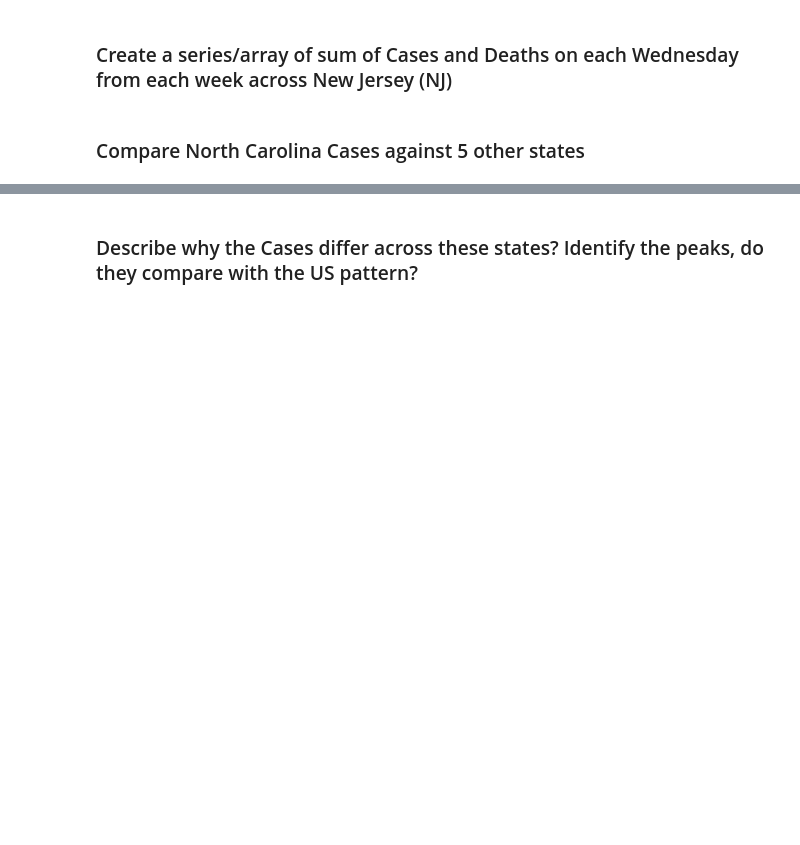
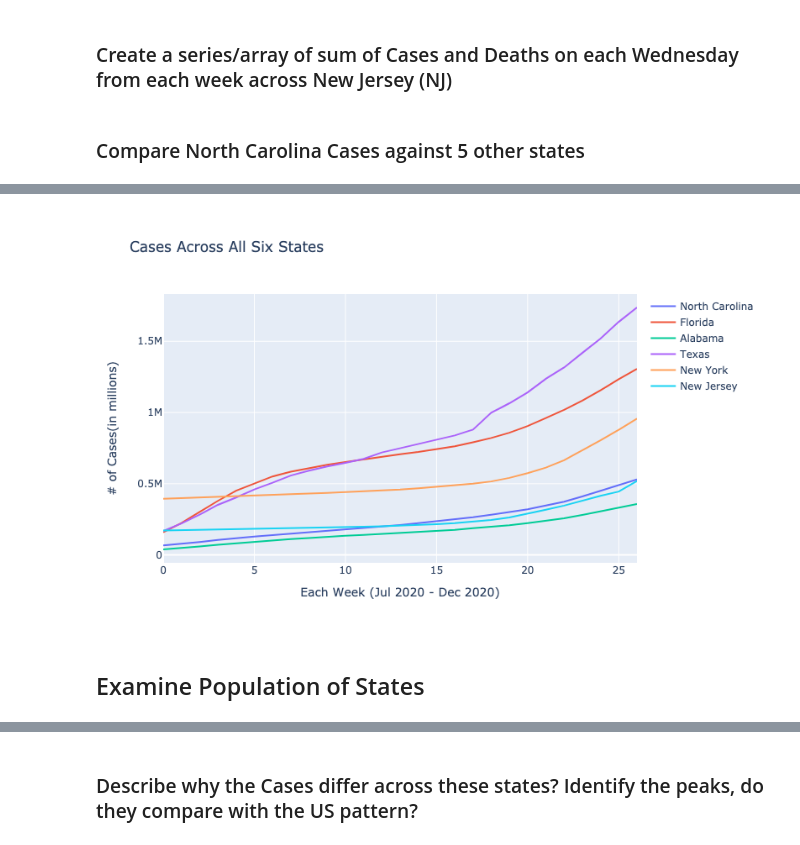
Before and after one commit to usman-z/CSC_405, a Jupyter notebook: UZ/Project Stage II/Usman Zia.ipynb, the cells around one changed output, grey strips where cells are left out. Cells and saved outputs as stored; diff of their text form; code cells hidden in the pictures; blank space fills up the shorter version.

```diff
--- a/UZ/Project Stage II/Usman Zia.ipynb
+++ b/UZ/Project Stage II/Usman Zia.ipynb
@@ -356,8 +358,6 @@ weekly_deaths_nj_data = pd.Series(weekly_deaths_nj)
 # %% [markdown]
 ### Compare North Carolina Cases against 5 other states
 # %%
-import plotly.graph_objects as go
-
 cases_states = pd.DataFrame({
     'North Carolina': weekly_cases_nc_data,
     'Florida': weekly_cases_fl_data,
@@ -382,5 +382,6 @@ fig.update_layout(
     height=500
 )
 
-fig.show()
+fig.write_image("cases_across_states.png")
+Image(filename="cases_across_states.png")
 # %% [output]
@@ -387,0 +388,3 @@ fig.show()
+[figure, added]
+# %% [markdown]
+## Examine Population of States
```
Also changed, not shown: parts of 9 cells of this notebook, 4 other files.
